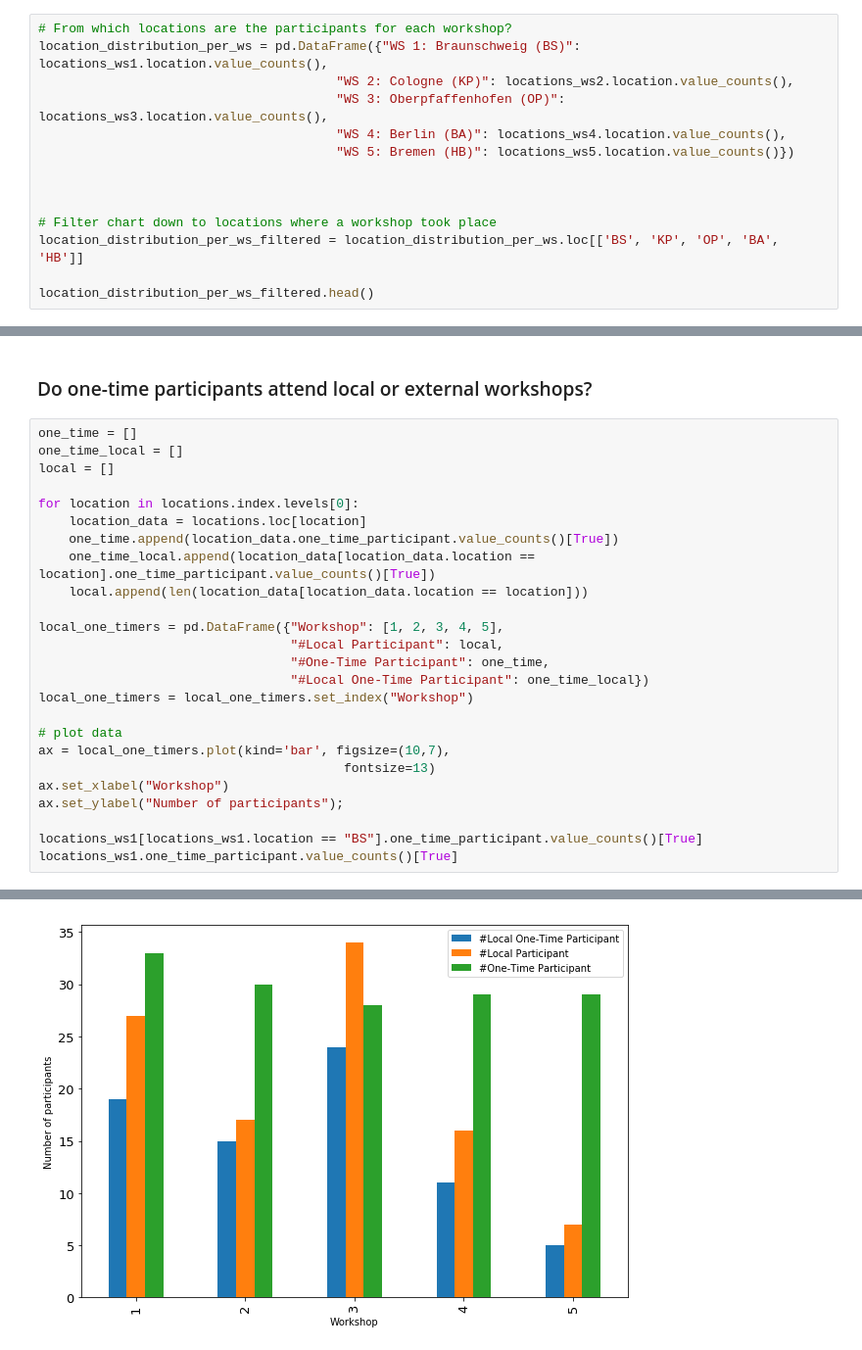
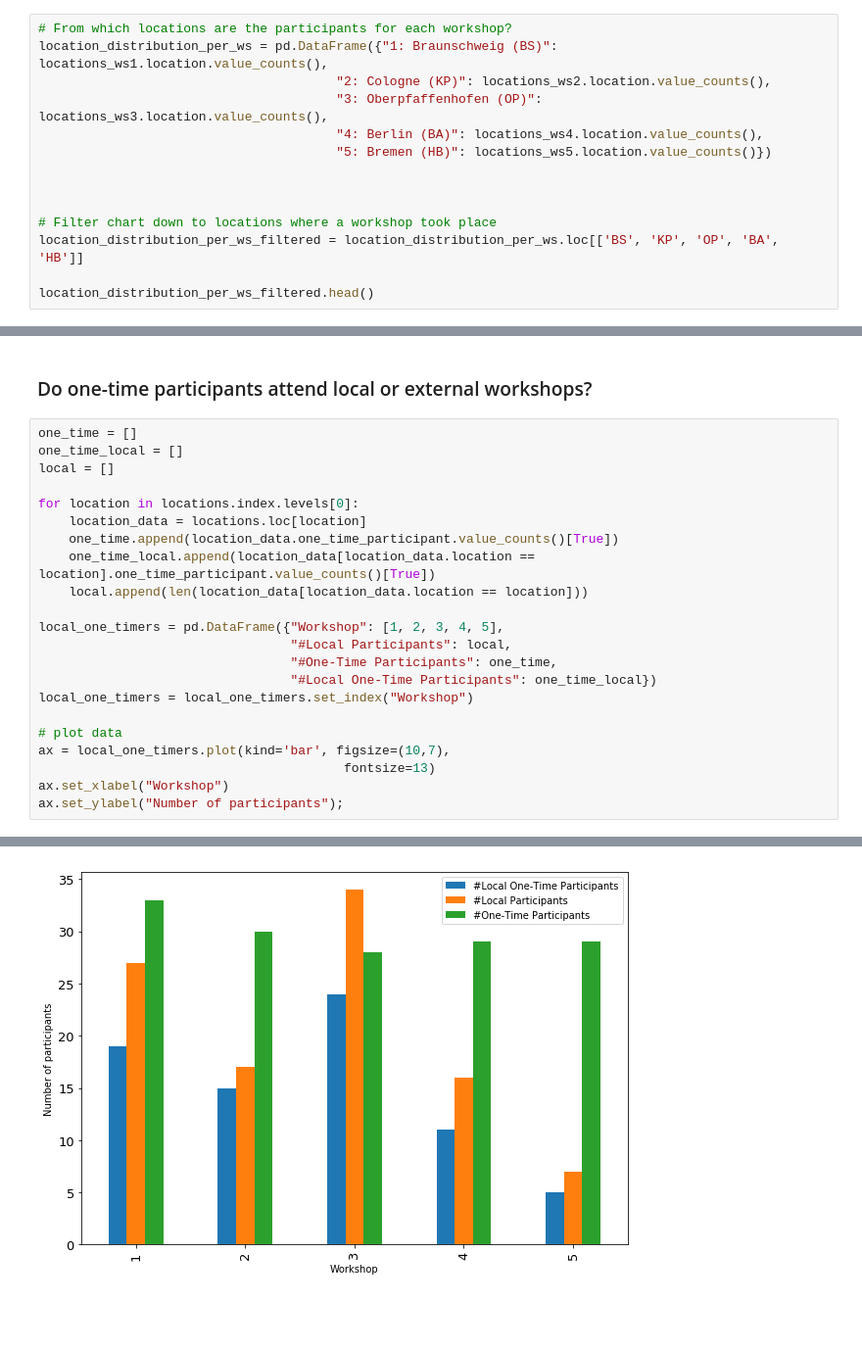
Before and after one commit to DLR-SC/analysis-dlr-se-waws, a Jupyter notebook: analysis.ipynb, the cells around one changed output, grey strips where cells are left out. Shown at 98% size. Drawn from its saved outputs; the diff is of its cells as text; blank space fills up the shorter version.

```diff
--- a/analysis.ipynb
+++ b/analysis.ipynb
@@ -260,11 +260,11 @@ for i in ax.patches:
 ### Do more people attend a workshop if it is run at their location?
 # %%
 # From which locations are the participants for each workshop?
-location_distribution_per_ws = pd.DataFrame({"WS 1: Braunschweig (BS)": locations_ws1.location.value_counts(),
-                                       "WS 2: Cologne (KP)": locations_ws2.location.value_counts(),
-                                       "WS 3: Oberpfaffenhofen (OP)": locations_ws3.location.value_counts(),
-                                       "WS 4: Berlin (BA)": locations_ws4.location.value_counts(),
-                                       "WS 5: Bremen (HB)": locations_ws5.location.value_counts()})
+location_distribution_per_ws = pd.DataFrame({"1: Braunschweig (BS)": locations_ws1.location.value_counts(),
+                                       "2: Cologne (KP)": locations_ws2.location.value_counts(),
+                                       "3: Oberpfaffenhofen (OP)": locations_ws3.location.value_counts(),
+                                       "4: Berlin (BA)": locations_ws4.location.value_counts(),
+                                       "5: Bremen (HB)": locations_ws5.location.value_counts()})
 
 
 
@@ -335,9 +335,9 @@ for location in locations.index.levels[0]:
     local.append(len(location_data[location_data.location == location]))
 
 local_one_timers = pd.DataFrame({"Workshop": [1, 2, 3, 4, 5],
-                                 "#Local Participant": local,
-                                 "#One-Time Participant": one_time,
-                                 "#Local One-Time Participant": one_time_local})
+                                 "#Local Participants": local,
+                                 "#One-Time Participants": one_time,
+                                 "#Local One-Time Participants": one_time_local})
 local_one_timers = local_one_timers.set_index("Workshop")
 
 # plot data
@@ -345,7 +345,4 @@ ax = local_one_timers.plot(kind='bar', figsize=(10,7),
                                         fontsize=13)
 ax.set_xlabel("Workshop")
 ax.set_ylabel("Number of participants");
-
-locations_ws1[locations_ws1.location == "BS"].one_time_participant.value_counts()[True]
-locations_ws1.one_time_participant.value_counts()[True]
 # %% [output]
@@ -353 +349 @@ locations_ws1.one_time_participant.value_counts()[True]
-[figure, old version]
+[figure, new version]
```
Also changed, not shown: parts of 1 cell of this notebook.
